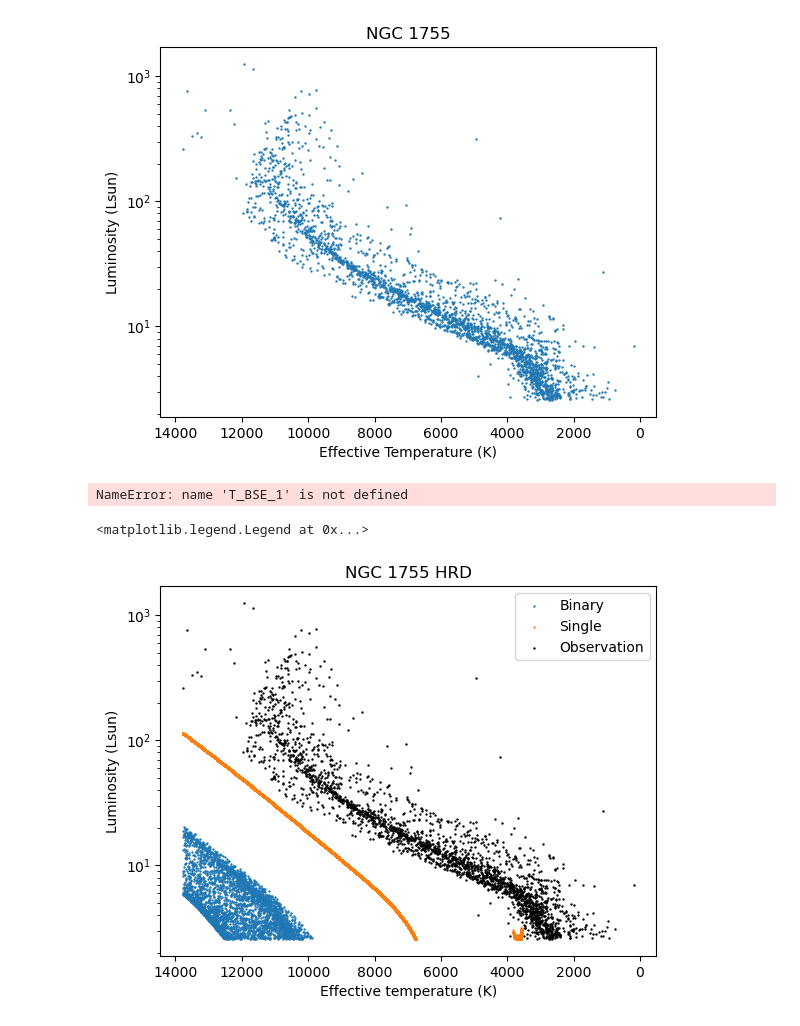
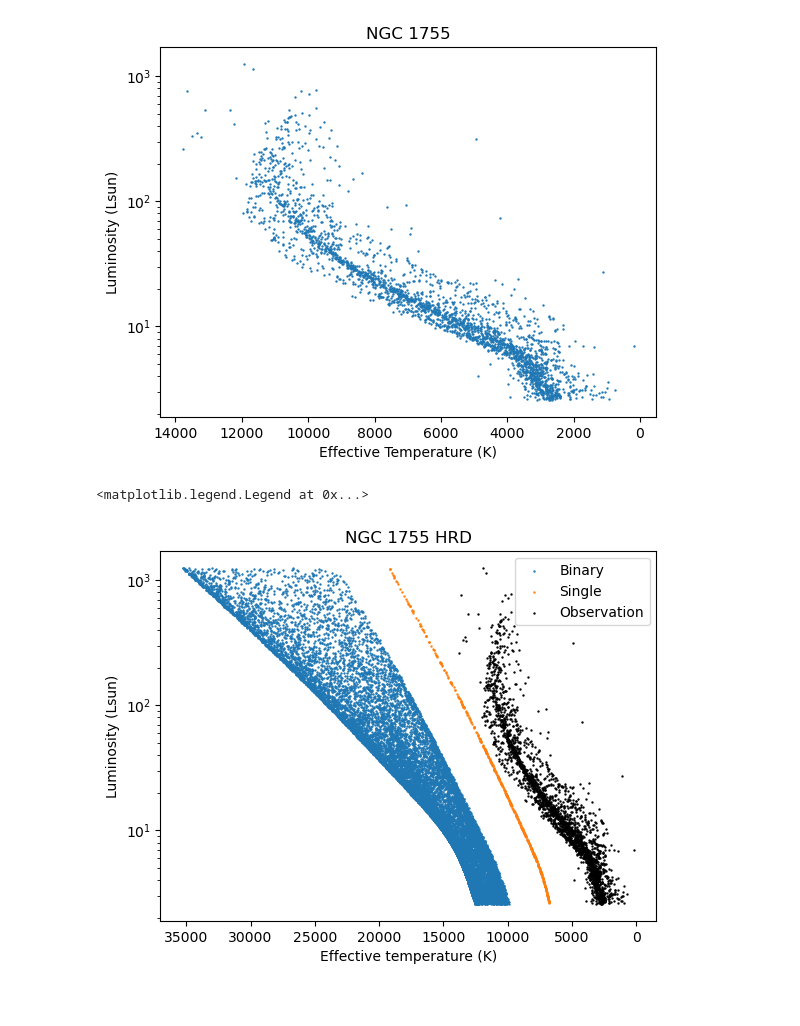
Before and after one commit to mkim0029/COMPAS, a Jupyter notebook: src/Test_set/read.ipynb, the cells around one changed output. Drawn from its saved outputs; the diff is of its cells as text; code cells hidden in the pictures.

Commit message:
comparing binary mergers of different q with SSE

```diff
--- a/src/Test_set/read.ipynb
+++ b/src/Test_set/read.ipynb
@@ -107,0 +108,23 @@ fig.tight_layout()
+# %%
+binary_rot = load_data('new_output_BSE.h5', 'BSE')
+
+fig, axes = plt.subplots(nrows=1, ncols=2, figsize=(12, 6))
+axes[0].scatter(binary_rot.Teff, binary_rot.L, label = 'Binary', s = 0.5)
+axes[0].scatter(single.Teff, single.L, label = 'Single', s = 0.5)
+axes[0].invert_xaxis()
+axes[0].set_title('After update')
+axes[0].set_xlabel('Effective temperature (K)')
+axes[0].set_ylabel('Luminosity (Lsun)')
+axes[0].set_yscale('log')
+axes[0].legend()
+
+axes[1].scatter(before.Teff, before.L, label = 'Binary', s = 0.5)
+axes[1].scatter(single.Teff, single.L, label = 'Single', s = 0.5)
+axes[1].invert_xaxis()
+axes[1].set_title('Before update')
+axes[1].set_xlabel('Effective temperature (K)')
+axes[1].set_ylabel('Luminosity (Lsun)')
+axes[1].set_yscale('log')
+axes[1].legend()
+
+fig.tight_layout()
@@ -172,21 +194,3 @@ plt.title('NGC 1755')
 # %% [output]
 Text(0.5, 1.0, 'NGC 1755')
 [figure]
-# %%
-def restrict(df, col, lower_limit, upper_limit):
-    mask = (df[col] >= lower_limit) & (df[col] <= upper_limit)
-    return df[mask]
-# %%
-results_BSE = {'Teff': T_BSE_1+T_BSE_2,
-           'L': L_BSE_1+L_BSE_2,
-           'type1': SP_BSE['Stellar_Type(1)'][()],
-           'type2': SP_BSE['Stellar_Type(2)'][()]}
-
-# Create DataFrame
-simul_BSE = pd.DataFrame(results_BSE)
-simul_BSE = restrict(simul_BSE, 'Teff', np.min(Teff), np.max(Teff))
-simul_BSE = restrict(simul_BSE, 'L', np.min(L), np.max(L))
-simul_BSE = restrict(simul_BSE, 'type1', 0, 14) #exclude massless remnant
-simul_BSE = restrict(simul_BSE, 'type2', 0, 14)
-# %% [output]
-NameError: name 'T_BSE_1' is not defined
@@ -204,13 +197,18 @@ simul_SSE = restrict(simul_SSE, 'L', np.min(L), np.max(L))
 # %%
+simul_SSE = restrict(single, 'Teff', np.min(Teff), np.max(Teff))
+simul_SSE = restrict(single, 'L', np.min(L), np.max(L))
+simul_BSE = restrict(binary_rot, 'Teff', np.min(Teff), np.max(Teff))
+simul_BSE = restrict(binary_rot, 'L', np.min(L), np.max(L))
+
 plt.scatter(simul_BSE.Teff, simul_BSE.L, label = 'Binary', s = 0.5)
 plt.scatter(simul_SSE.Teff, simul_SSE.L, label = 'Single', s = 0.5)
 plt.scatter(Teff, L, s = 0.5, c='k', label = 'Observation')
 plt.gca().invert_xaxis()
 plt.title('NGC 1755 HRD')
 plt.xlabel('Effective temperature (K)')
 plt.ylabel('Luminosity (Lsun)')
 plt.yscale('log')
 plt.legend()
 # %% [output]
 <matplotlib.legend.Legend at 0x...>
-[figure, old version]
+[figure, new version]
```
Also changed, not shown: parts of 6 cells of this notebook, 20 other files.
